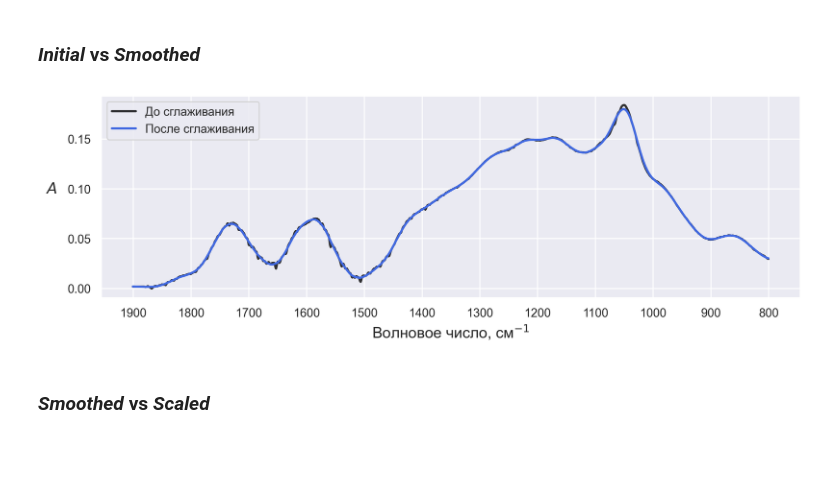
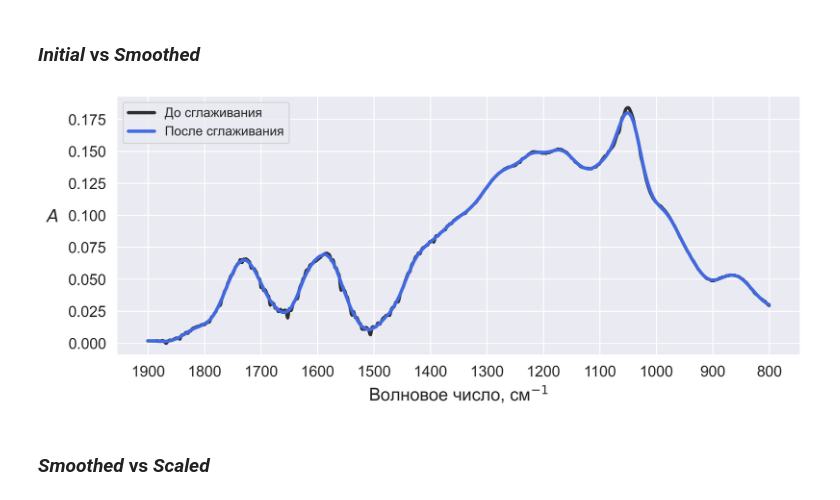
Before and after one commit to Fltvv/go-fitr-qa-fgda-ml, a Jupyter notebook: qualitative_analysis/ftir/code/01_data_preprocessing.ipynb, the cells around one changed output. Cells and saved outputs as stored; diff of their text form; code cells hidden in the pictures; blank space fills up the shorter version.

```diff
--- a/qualitative_analysis/ftir/code/01_data_preprocessing.ipynb
+++ b/qualitative_analysis/ftir/code/01_data_preprocessing.ipynb
@@ -251,56 +236,33 @@ print(
 # %%
 sns.set_theme()
 
-fig, ax = plt.subplots(figsize=(10, 3.5), dpi=300)
+fig, ax = plt.subplots(figsize=(10, 4.30), dpi=300)
 
 # Initial spectrum
-ax.plot(
-    wavenumber,
-    initial_spectrum,
-    linewidth=2.0,
-    color='black',
-    alpha=0.8,
-    label='До сглаживания'
-)
+ax.plot(wavenumber, initial_spectrum, linewidth=3.0, color='black', alpha=0.8, label='До сглаживания')
 
 # Smoothed spectrum
-ax.plot(
-    wavenumber,
-    smoothed_spectrum,
-    linewidth=2.0,
-    color='RoyalBlue',
-    alpha=1.0,
-    label='После сглаживания'
-)
+ax.plot(wavenumber, smoothed_spectrum, linewidth=3.0, color='RoyalBlue', alpha=1.0, label='После сглаживания')
 
-ax.set_xlabel(
-    'Волновое число, см$^{-1}$',
-    fontstyle='normal',
-    fontsize=14,
-    labelpad=5
-)
+ax.set_xlabel('Волновое число, см$^{-1}$', fontstyle='normal', fontsize=16, labelpad=5)
+ax.set_ylabel('$A$', fontstyle='italic', fontsize=16, labelpad=15, rotation=0)
 
-ax.set_ylabel(
-    '$A$',
-    fontstyle='italic',
-    fontsize=14,
-    labelpad=15,
-    rotation=0
-)
+ax.xaxis.set_major_locator(ticker.MultipleLocator(100))
+
+ax.set_xticklabels(ax.get_xticklabels(), fontsize=14)
+ax.set_yticklabels(ax.get_yticklabels(), fontsize=14)
 
 ax.invert_xaxis()
 
-ax.xaxis.set_major_locator(ticker.MultipleLocator(100))
-
-ax.legend(loc='upper left')
+ax.legend(loc='upper left', fontsize=12)
 
 plt.tight_layout()
 
 plt.savefig(f'{path_to_save}/initial_and_smoothed_spectrum.png', dpi=600)
 
 plt.show()
 # %% [output]
-[figure, old version]
+[figure, new version]
 # %% [markdown]
 ### *Smoothed* vs *Scaled*
 # %%
```
Also changed, not shown: parts of 2 cells of this notebook, 29 other files.
